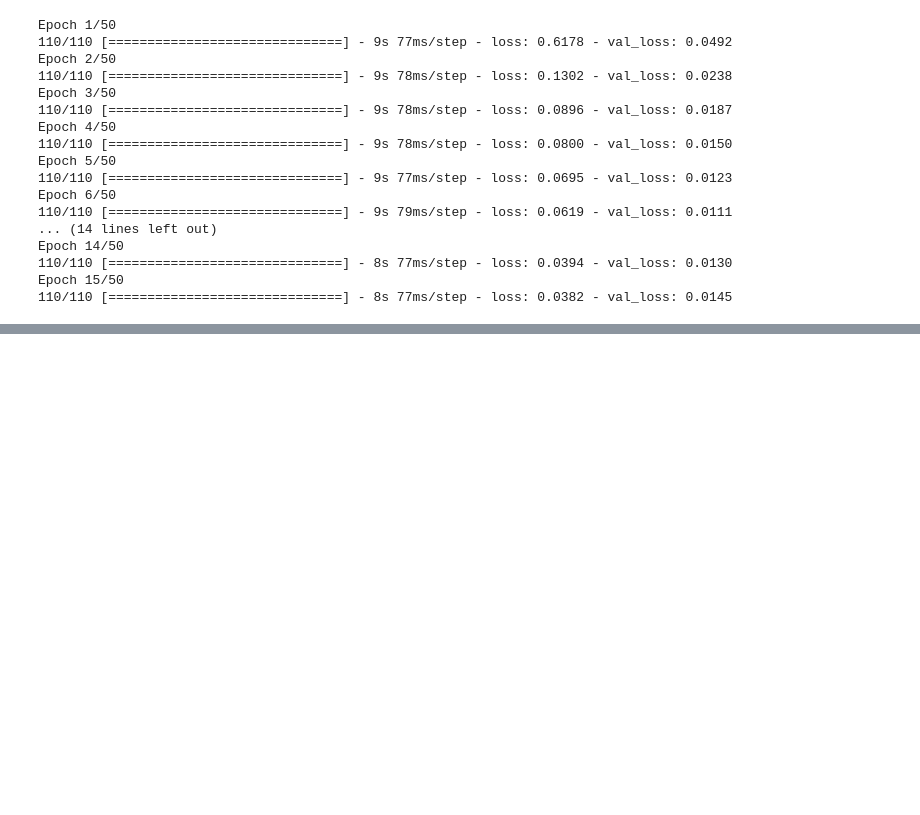
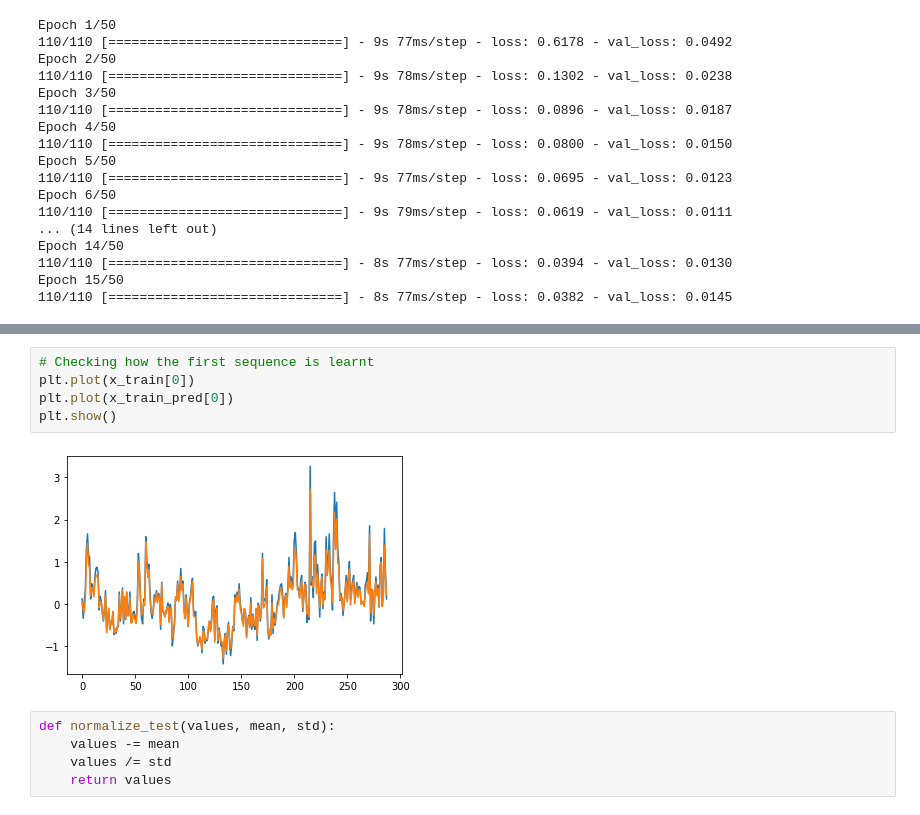
Before and after one commit to gibina/Stock-marketing-, a Jupyter notebook: NAB.ipynb, the cells around one changed output, grey strips where cells are left out. Saved outputs shown, nothing was run; the diff lists cells and outputs as text; blank space fills up the shorter version.

```diff
--- a/NAB.ipynb
+++ b/NAB.ipynb
@@ -176,0 +194,12 @@ Epoch 15/50
+# %%
+# Checking how the first sequence is learnt
+plt.plot(x_train[0])
+plt.plot(x_train_pred[0])
+plt.show()
+# %% [output]
+[figure, added]
+# %%
+def normalize_test(values, mean, std):
+    values -= mean
+    values /= std
+    return values
```
Also changed, not shown: parts of 10 cells of this notebook.
